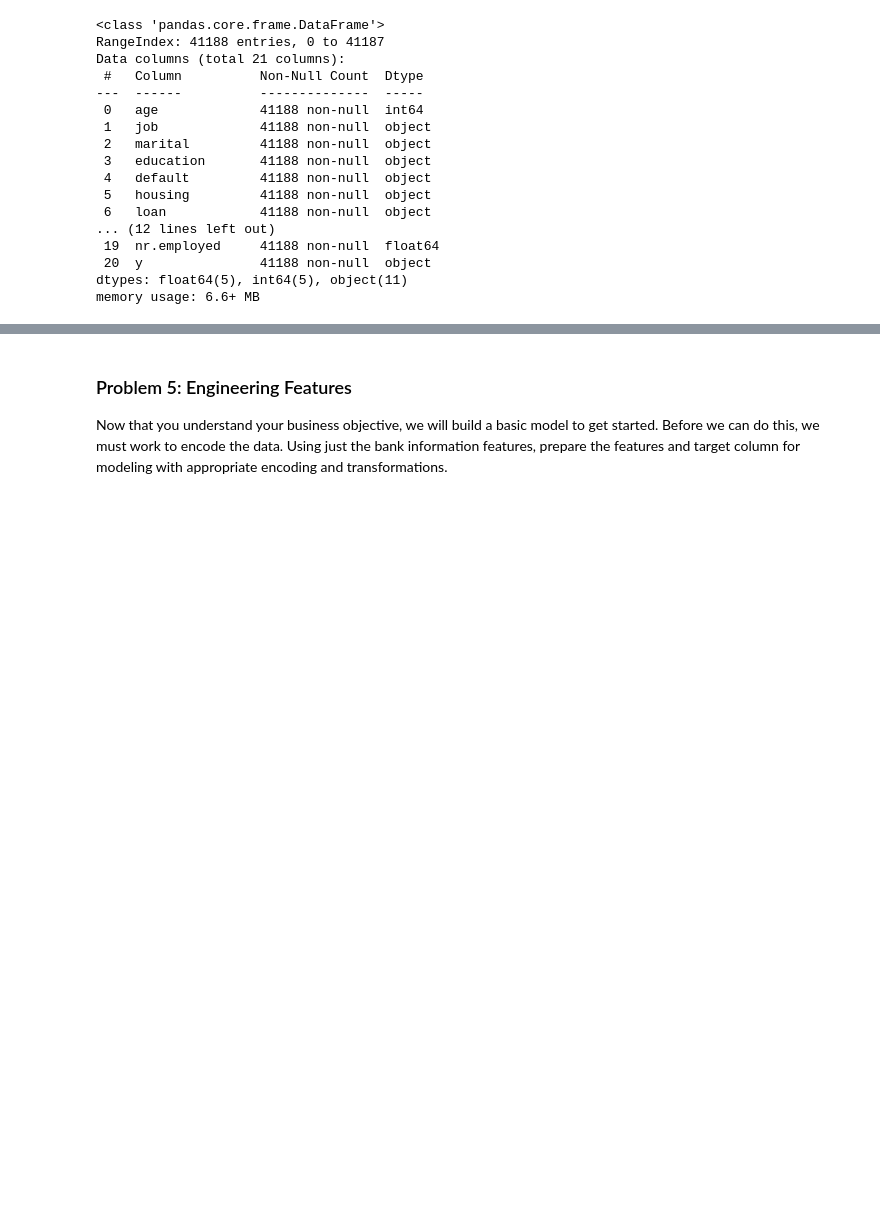
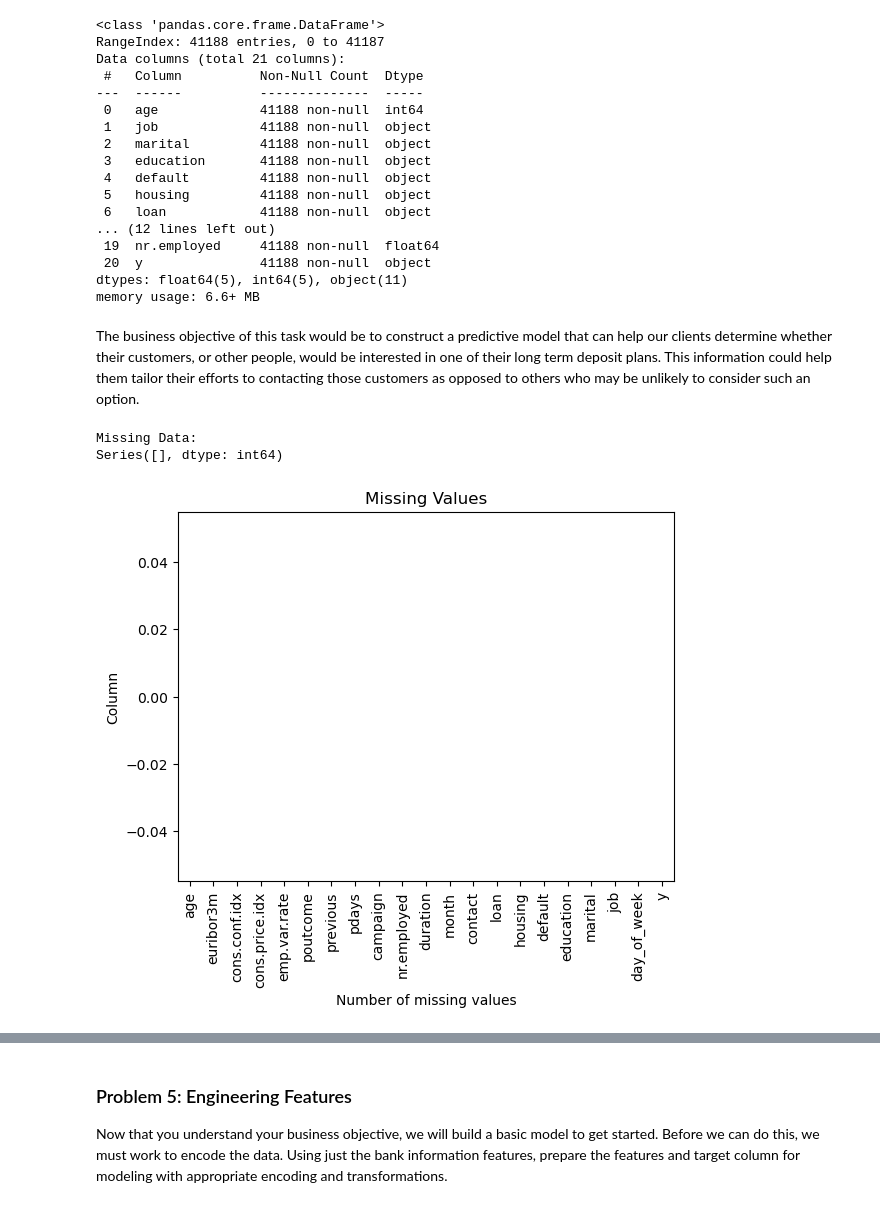
Before and after one commit to Mapurin-ucsc/Classifiers-Analysis, a Jupyter notebook: prompt_III.ipynb, the cells around one changed output, grey strips where cells are left out. Drawn from its saved outputs; the diff is of its cells as text; code cells hidden in the pictures; blank space fills up the shorter version.

```diff
--- a/prompt_III.ipynb
+++ b/prompt_III.ipynb
@@ -91,3 +123,17 @@ Data columns (total 21 columns):
  20  y               41188 non-null  object
 dtypes: float64(5), int64(5), object(11)
 memory usage: 6.6+ MB
+# %% [markdown]
+The business objective of this task would be to construct a predictive model that can help our clients determine whether their customers, or other people, would be interested in one of their long term deposit plans. This information could help them tailor their efforts to contacting those customers as opposed to others who may be unlikely to consider such an option.
+# %%
+missing_data = df.isnull().sum()
+print(f"Missing Data:\n{missing_data[missing_data > 0]}")
+df.isnull().sum().sort_values().plot(kind = 'bar')
+plt.title('Missing Values')
+plt.xlabel("Number of missing values")
+plt.ylabel("Column")
+plt.show()
+# %% [output]
+Missing Data:
+Series([], dtype: int64)
+[figure, added]
```
Also changed, not shown: parts of 14 cells of this notebook.
